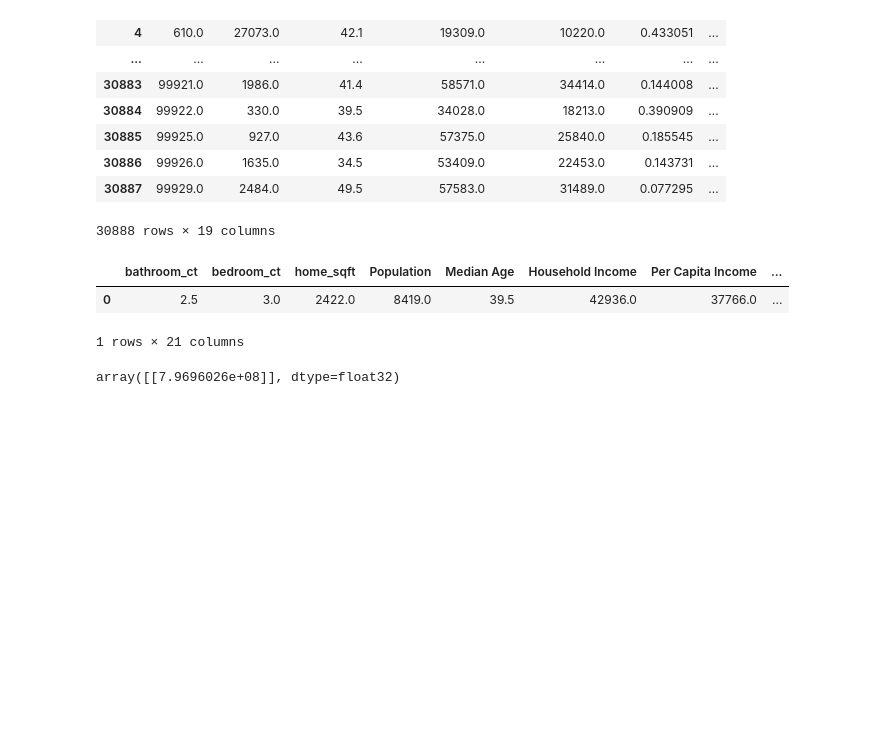
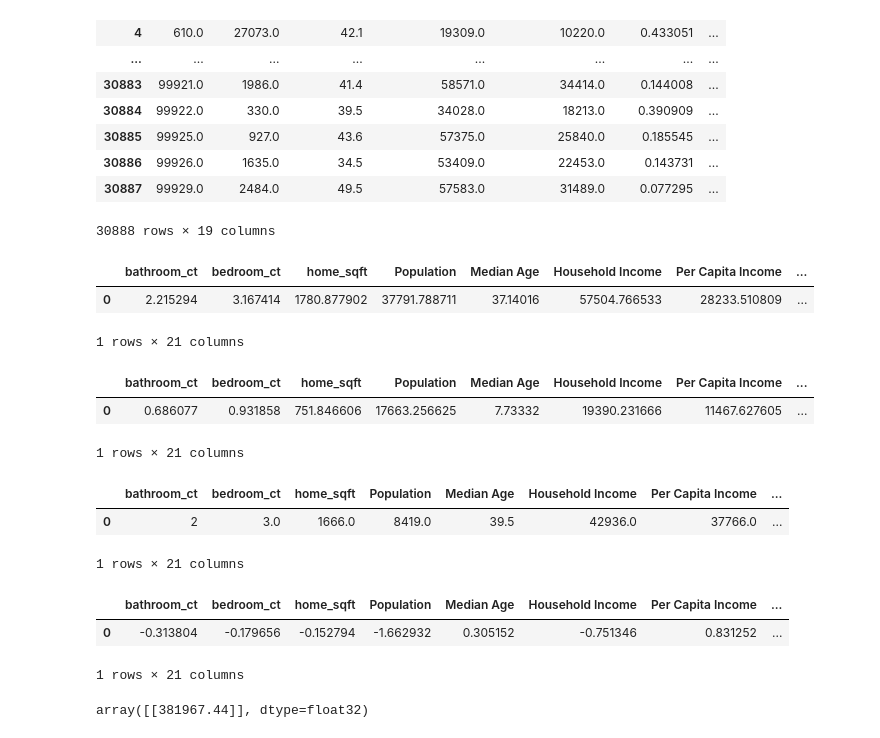
Before and after one commit to JamesRucker/Final_Project_Dilapidation_and_Housing_Prices, a Jupyter notebook: models/model_call.ipynb, the cells around one changed output. Drawn from its saved outputs; the diff is of its cells as text; code cells hidden in the pictures; blank space fills up the shorter version.

Commit message:
model_call written and works in jupyter notebook, does not run in vscode

```diff
--- a/models/model_call.ipynb
+++ b/models/model_call.ipynb
@@ -23,19 +53,39 @@ census_df
 30888 rows × 19 columns
 # %%
 model = tf.keras.models.load_model("housing_model.h5")
+mean = pd.read_csv("mean_norm.csv")
+mean
+# %% [output]
+|  | bathroom_ct | bedroom_ct | home_sqft | Population | Median Age | Household Income | Per Capita Income | ... |
+| 0 | 2.215294 | 3.167414 | 1780.877902 | 37791.788711 | 37.14016 | 57504.766533 | 28233.510809 | ... |
+1 rows × 21 columns
+# %%
+std = pd.read_csv("std_norm.csv")
+std
+# %% [output]
+|  | bathroom_ct | bedroom_ct | home_sqft | Population | Median Age | Household Income | Per Capita Income | ... |
+| 0 | 0.686077 | 0.931858 | 751.846606 | 17663.256625 | 7.73332 | 19390.231666 | 11467.627605 | ... |
+1 rows × 21 columns
 # %%
-input_df =pd.DataFrame({"bathroom_ct": [2.5],
+input_df =pd.DataFrame({"bathroom_ct": [2],
                        "bedroom_ct": [3.0],
-                       "home_sqft": [2422.0],
+                       "home_sqft": [1666.0],
                        "zipcode": [85003.0]})
 merged_df = input_df.merge(census_df, how="inner")
 merged_df.drop("zipcode", axis=1, inplace=True)
 merged_df
 # %% [output]
 |  | bathroom_ct | bedroom_ct | home_sqft | Population | Median Age | Household Income | Per Capita Income | ... |
-| 0 | 2.5 | 3.0 | 2422.0 | 8419.0 | 39.5 | 42936.0 | 37766.0 | ... |
+| 0 | 2 | 3.0 | 1666.0 | 8419.0 | 39.5 | 42936.0 | 37766.0 | ... |
 1 rows × 21 columns
+# %%
+norm_df = (merged_df - mean) / std
+norm_df
+# %% [output]
+|  | bathroom_ct | bedroom_ct | home_sqft | Population | Median Age | Household Income | Per Capita Income | ... |
+| 0 | -0.313804 | -0.179656 | -0.152794 | -1.662932 | 0.305152 | -0.751346 | 0.831252 | ... |
+1 rows × 21 columns
 # %%
-model.predict(merged_df)
+model.predict(norm_df)
 # %% [output]
-array([[7.9696026e+08]], dtype=float32)
+array([[381967.44]], dtype=float32)
```
Also changed, not shown: parts of 1 cell of this notebook, 7 other files.
